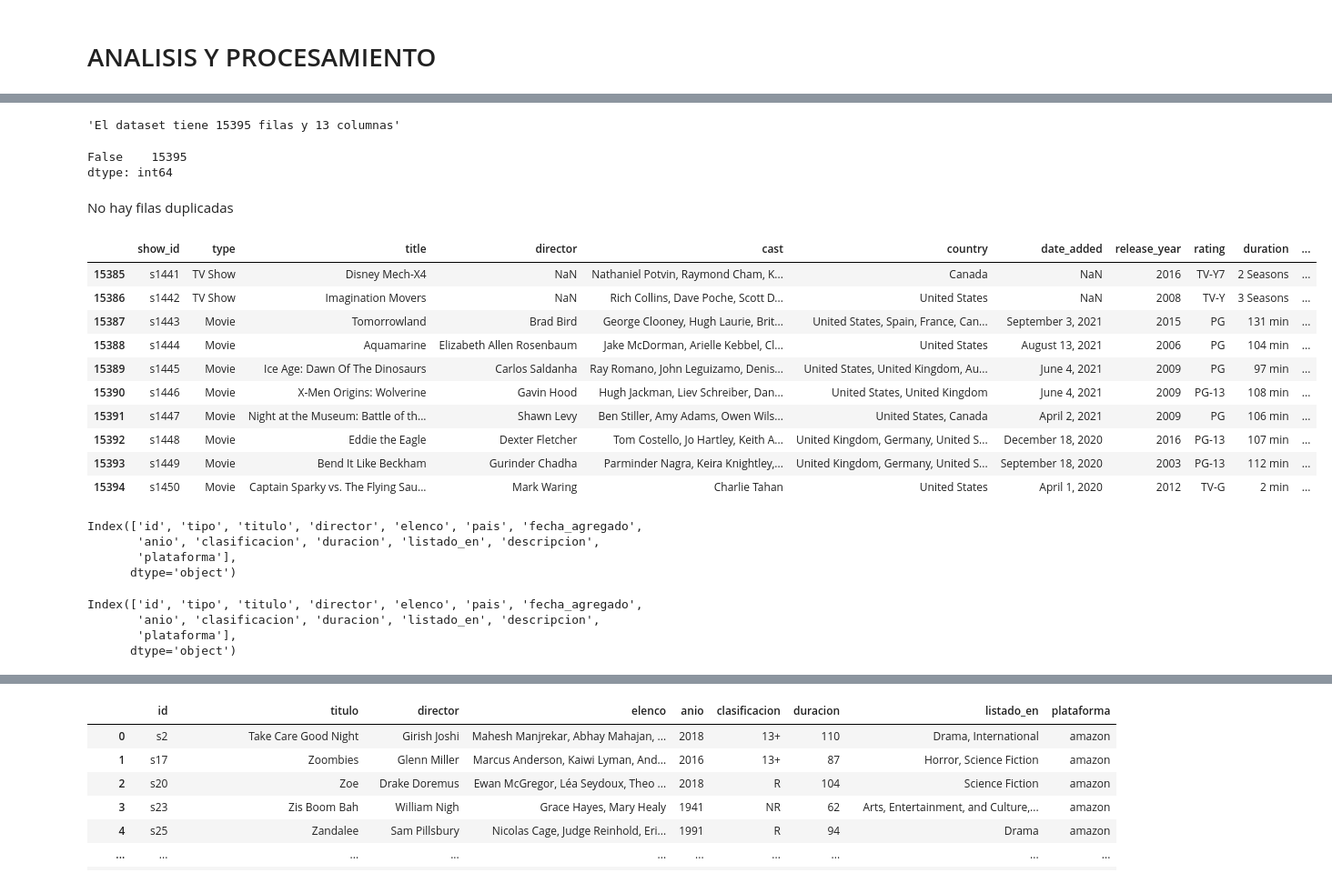
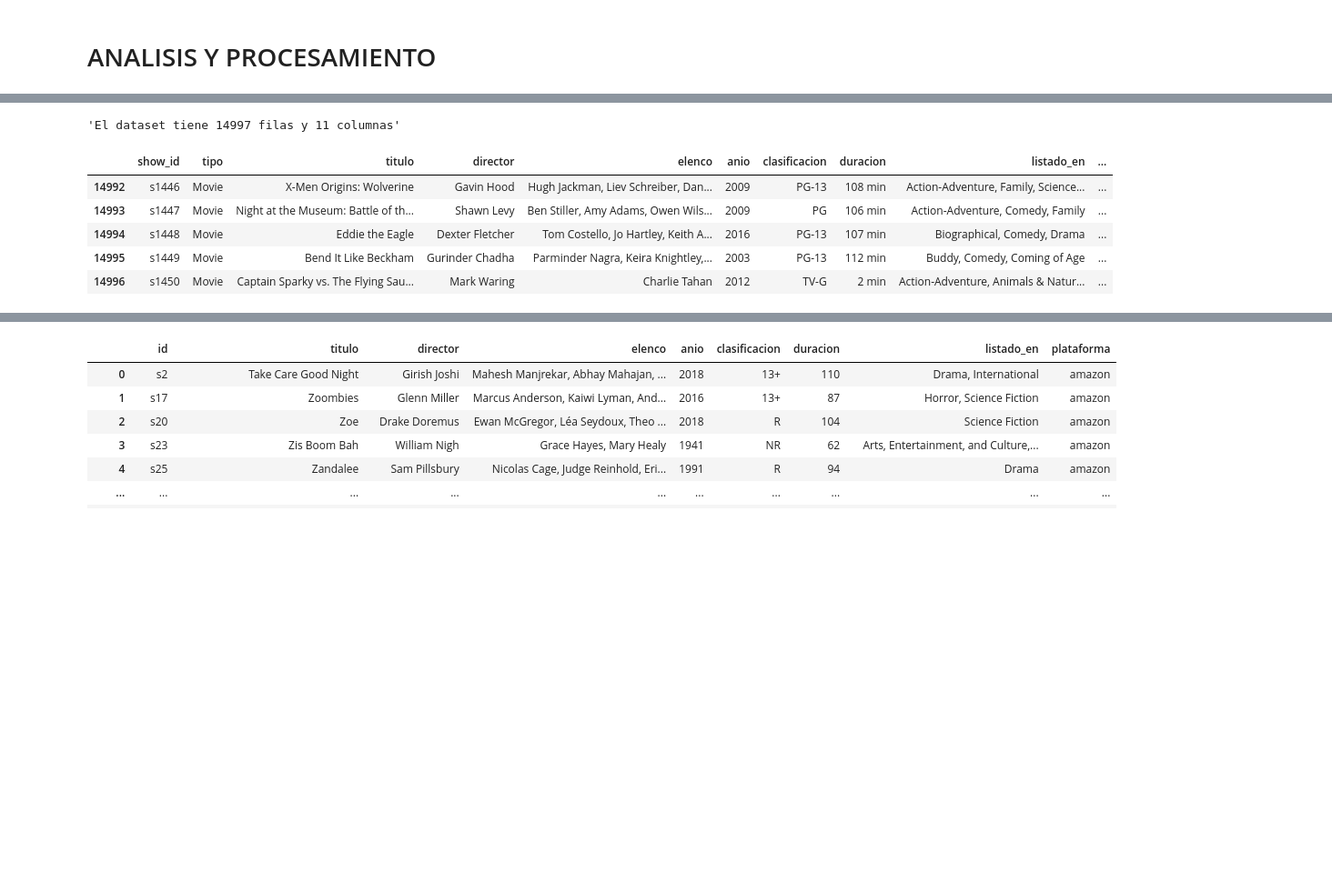
Before and after one commit to L-Ameneiro/IngeniasDataScience, a Jupyter notebook: notebooks/ANALISIS Y PROCESAMIENTO.ipynb, the cells around one changed output, grey strips where cells are left out. Shown at 91% size. Drawn from its saved outputs; the diff is of its cells as text; code cells hidden in the pictures; blank space fills up the shorter version.

```diff
--- a/notebooks/ANALISIS Y PROCESAMIENTO.ipynb
+++ b/notebooks/ANALISIS Y PROCESAMIENTO.ipynb
@@ -10,6 +10,6 @@ import scipy as stats
 import re
 # %%
 # Se importa el dataset final (CSV) y se visualiza
-peliculas=pd.read_csv(r'peliculas.csv')
-peliculas
+pelis=pd.read_csv(r'..\\datasets\\peliculas1.csv')
+pelis.head(5)
 # %% [output]
@@ -34,29 +22,15 @@ peliculas
 # %%
 # Se observa la cantidad de filas y columnas del dataframe
-forma = peliculas.shape
+forma = pelis.shape
 f"El dataset tiene {forma[0]} filas y {forma[1]} columnas"
 # %% [output]
-'El dataset tiene 15395 filas y 13 columnas'
+'El dataset tiene 14997 filas y 11 columnas'
-# %%
-# Se verifican si hay filas duplicadas
-dupl = peliculas.duplicated()
-print(dupl.value_counts())
-# %% [output]
-False    15395
-dtype: int64
-# %% [markdown]
-No hay filas duplicadas
 # %%
-peliculas.tail(10)
+pelis.tail(5)
 # %% [output]
-|  | show_id | type | title | director | cast | country | date_added | release_year | rating | duration | ... |
-| 15385 | s1441 | TV Show | Disney Mech-X4 | NaN | Nathaniel Potvin, Raymond Cham, K... | Canada | NaN | 2016 | TV-Y7 | 2 Seasons | ... |
-| 15386 | s1442 | TV Show | Imagination Movers | NaN | Rich Collins, Dave Poche, Scott D... | United States | NaN | 2008 | TV-Y | 3 Seasons | ... |
-| 15387 | s1443 | Movie | Tomorrowland | Brad Bird | George Clooney, Hugh Laurie, Brit... | United States, Spain, France, Can... | September 3, 2021 | 2015 | PG | 131 min | ... |
-| 15388 | s1444 | Movie | Aquamarine | Elizabeth Allen Rosenbaum | Jake McDorman, Arielle Kebbel, Cl... | United States | August 13, 2021 | 2006 | PG | 104 min | ... |
-| 15389 | s1445 | Movie | Ice Age: Dawn Of The Dinosaurs | Carlos Saldanha | Ray Romano, John Leguizamo, Denis... | United States, United Kingdom, Au... | June 4, 2021 | 2009 | PG | 97 min | ... |
-| 15390 | s1446 | Movie | X-Men Origins: Wolverine | Gavin Hood | Hugh Jackman, Liev Schreiber, Dan... | United States, United Kingdom | June 4, 2021 | 2009 | PG-13 | 108 min | ... |
-| 15391 | s1447 | Movie | Night at the Museum: Battle of th... | Shawn Levy | Ben Stiller, Amy Adams, Owen Wils... | United States, Canada | April 2, 2021 | 2009 | PG | 106 min | ... |
-| 15392 | s1448 | Movie | Eddie the Eagle | Dexter Fletcher | Tom Costello, Jo Hartley, Keith A... | United Kingdom, Germany, United S... | December 18, 2020 | 2016 | PG-13 | 107 min | ... |
-| 15393 | s1449 | Movie | Bend It Like Beckham | Gurinder Chadha | Parminder Nagra, Keira Knightley,... | United Kingdom, Germany, United S... | September 18, 2020 | 2003 | PG-13 | 112 min | ... |
-| 15394 | s1450 | Movie | Captain Sparky vs. The Flying Sau... | Mark Waring | Charlie Tahan | United States | April 1, 2020 | 2012 | TV-G | 2 min | ... |
+|  | show_id | tipo | titulo | director | elenco | anio | clasificacion | duracion | listado_en | ... |
+| 14992 | s1446 | Movie | X-Men Origins: Wolverine | Gavin Hood | Hugh Jackman, Liev Schreiber, Dan... | 2009 | PG-13 | 108 min | Action-Adventure, Family, Science... | ... |
+| 14993 | s1447 | Movie | Night at the Museum: Battle of th... | Shawn Levy | Ben Stiller, Amy Adams, Owen Wils... | 2009 | PG | 106 min | Action-Adventure, Comedy, Family | ... |
+| 14994 | s1448 | Movie | Eddie the Eagle | Dexter Fletcher | Tom Costello, Jo Hartley, Keith A... | 2016 | PG-13 | 107 min | Biographical, Comedy, Drama | ... |
+| 14995 | s1449 | Movie | Bend It Like Beckham | Gurinder Chadha | Parminder Nagra, Keira Knightley,... | 2003 | PG-13 | 112 min | Buddy, Comedy, Coming of Age | ... |
+| 14996 | s1450 | Movie | Captain Sparky vs. The Flying Sau... | Mark Waring | Charlie Tahan | 2012 | TV-G | 2 min | Action-Adventure, Animals & Natur... | ... |
@@ -68,16 +36,0 @@ peliculas.columns = ['id', 'tipo', 'titulo', 'director', 'elenco',
-# %%
-# Se observan los nombres de las columnas
-print(peliculas.columns)
-# %% [output]
-Index(['id', 'tipo', 'titulo', 'director', 'elenco', 'pais', 'fecha_agregado',
-       'anio', 'clasificacion', 'duracion', 'listado_en', 'descripcion',
-       'plataforma'],
-      dtype='object')
-# %%
-# Se verifican que los nombres se hayan cambiado y además el tipo de dato de las mismas
-print(peliculas.columns)
-# %% [output]
-Index(['id', 'tipo', 'titulo', 'director', 'elenco', 'pais', 'fecha_agregado',
-       'anio', 'clasificacion', 'duracion', 'listado_en', 'descripcion',
-       'plataforma'],
-      dtype='object')
```
Also changed, not shown: parts of 29 cells of this notebook, 21 other files.
